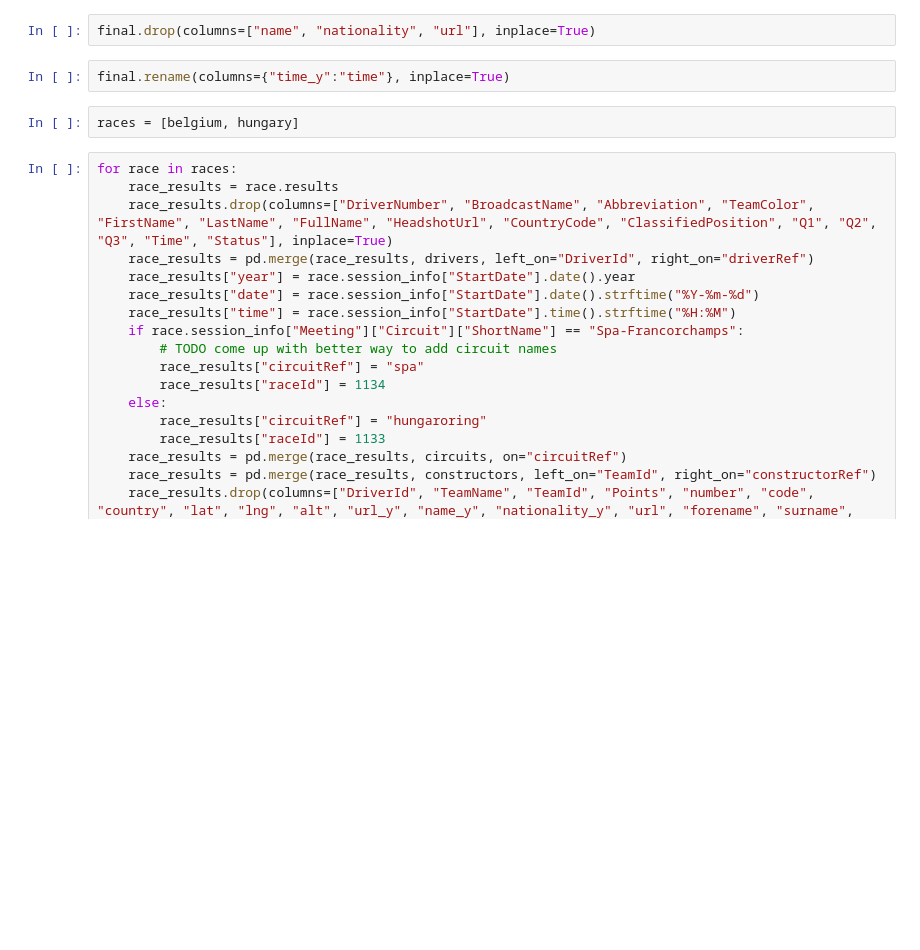
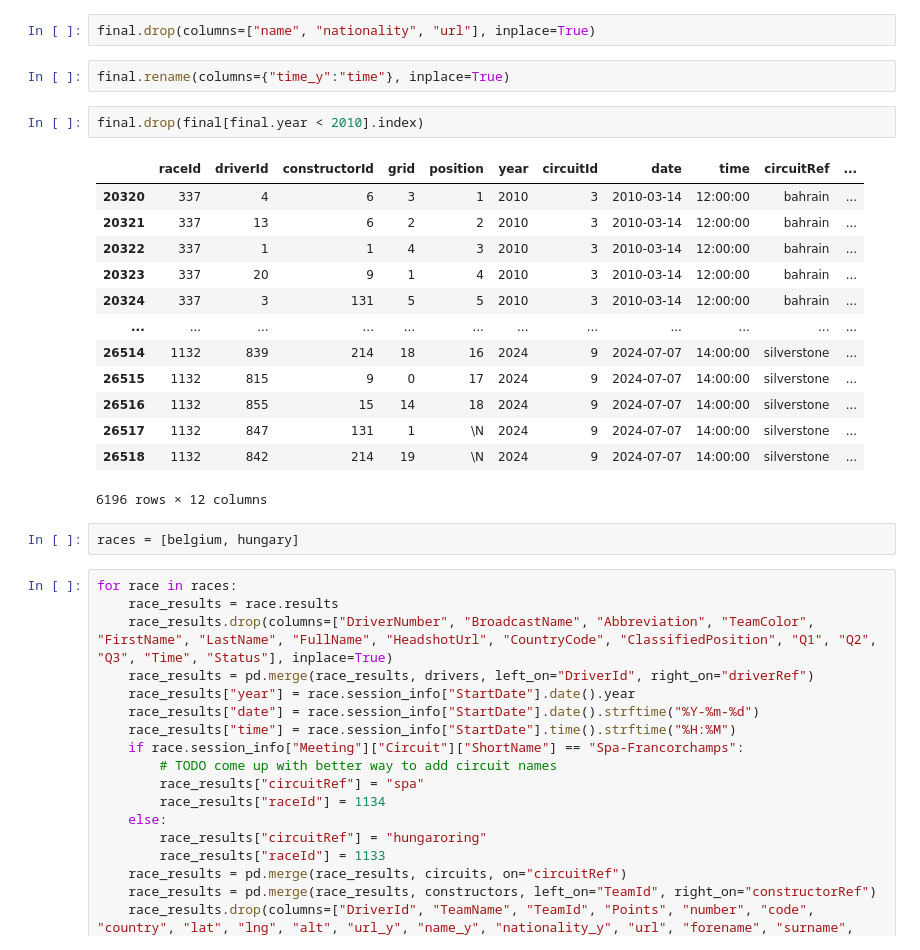
Before and after one commit to jestoncolelewis/Formula_One_Predictor, a Jupyter notebook: data_explorer.ipynb, the cells around one changed output. Cells and saved outputs as stored; diff of their text form; blank space fills up the shorter version.

Commit message:
updated date selection

```diff
--- a/data_explorer.ipynb
+++ b/data_explorer.ipynb
@@ -56,6 +53,22 @@ final = pd.merge(final, constructors, on="constructorId")
 final.drop(columns=["name", "nationality", "url"], inplace=True)
 # %%
 final.rename(columns={"time_y":"time"}, inplace=True)
+# %%
+final.drop(final[final.year < 2010].index)
+# %% [output]
+|  | raceId | driverId | constructorId | grid | position | year | circuitId | date | time | circuitRef | ... |
+| 20320 | 337 | 4 | 6 | 3 | 1 | 2010 | 3 | 2010-03-14 | 12:00:00 | bahrain | ... |
+| 20321 | 337 | 13 | 6 | 2 | 2 | 2010 | 3 | 2010-03-14 | 12:00:00 | bahrain | ... |
+| 20322 | 337 | 1 | 1 | 4 | 3 | 2010 | 3 | 2010-03-14 | 12:00:00 | bahrain | ... |
+| 20323 | 337 | 20 | 9 | 1 | 4 | 2010 | 3 | 2010-03-14 | 12:00:00 | bahrain | ... |
+| 20324 | 337 | 3 | 131 | 5 | 5 | 2010 | 3 | 2010-03-14 | 12:00:00 | bahrain | ... |
+| ... | ... | ... | ... | ... | ... | ... | ... | ... | ... | ... | ... |
+| 26514 | 1132 | 839 | 214 | 18 | 16 | 2024 | 9 | 2024-07-07 | 14:00:00 | silverstone | ... |
+| 26515 | 1132 | 815 | 9 | 0 | 17 | 2024 | 9 | 2024-07-07 | 14:00:00 | silverstone | ... |
+| 26516 | 1132 | 855 | 15 | 14 | 18 | 2024 | 9 | 2024-07-07 | 14:00:00 | silverstone | ... |
+| 26517 | 1132 | 847 | 131 | 1 | \N | 2024 | 9 | 2024-07-07 | 14:00:00 | silverstone | ... |
+| 26518 | 1132 | 842 | 214 | 19 | \N | 2024 | 9 | 2024-07-07 | 14:00:00 | silverstone | ... |
+6196 rows × 12 columns
 # %%
 races = [belgium, hungary]
 # %%
```
Also changed, not shown: parts of 7 cells of this notebook, 1 other file.
